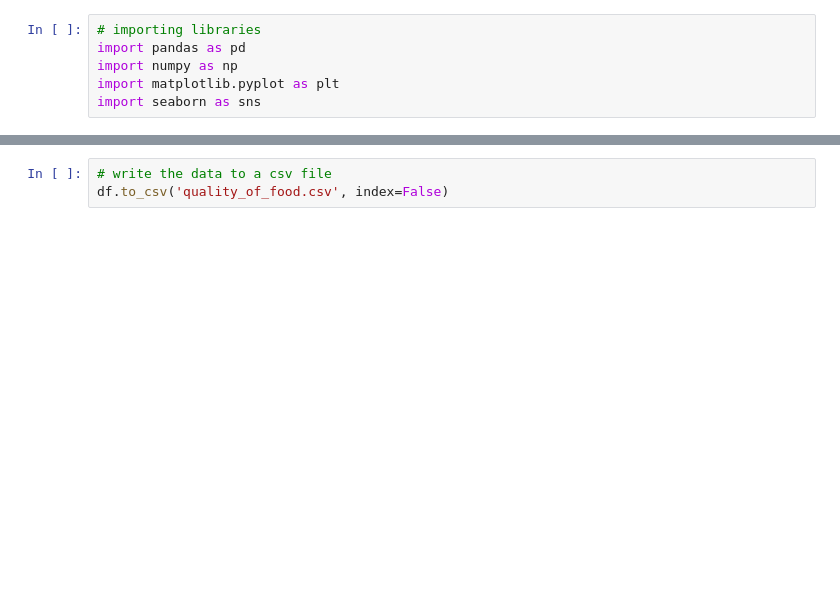
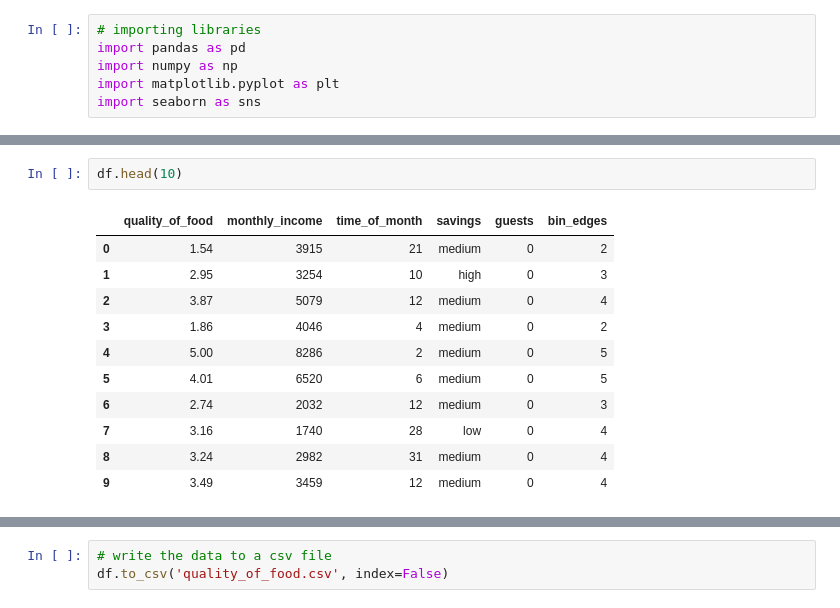
Before and after one commit to kristianseverin/BNNs, a Jupyter notebook: Data/generateData.ipynb, the cells around one changed output, grey strips where cells are left out. Drawn from its saved outputs; the diff is of its cells as text; blank space fills up the shorter version.

```diff
--- a/Data/generateData.ipynb
+++ b/Data/generateData.ipynb
@@ -70,5 +77,19 @@ def generate_dataset():
 
 # Generate the dataset
 df = generate_dataset()
+# %%
+df.head(10)
+# %% [output]
+|  | quality_of_food | monthly_income | time_of_month | savings | guests | bin_edges |
+| 0 | 1.54 | 3915 | 21 | medium | 0 | 2 |
+| 1 | 2.95 | 3254 | 10 | high | 0 | 3 |
+| 2 | 3.87 | 5079 | 12 | medium | 0 | 4 |
+| 3 | 1.86 | 4046 | 4 | medium | 0 | 2 |
+| 4 | 5.00 | 8286 | 2 | medium | 0 | 5 |
+| 5 | 4.01 | 6520 | 6 | medium | 0 | 5 |
+| 6 | 2.74 | 2032 | 12 | medium | 0 | 3 |
+| 7 | 3.16 | 1740 | 28 | low | 0 | 4 |
+| 8 | 3.24 | 2982 | 31 | medium | 0 | 4 |
+| 9 | 3.49 | 3459 | 12 | medium | 0 | 4 |
 # %%
 # visualize the data
```
Also changed, not shown: parts of 3 cells of this notebook, 2 other files.
